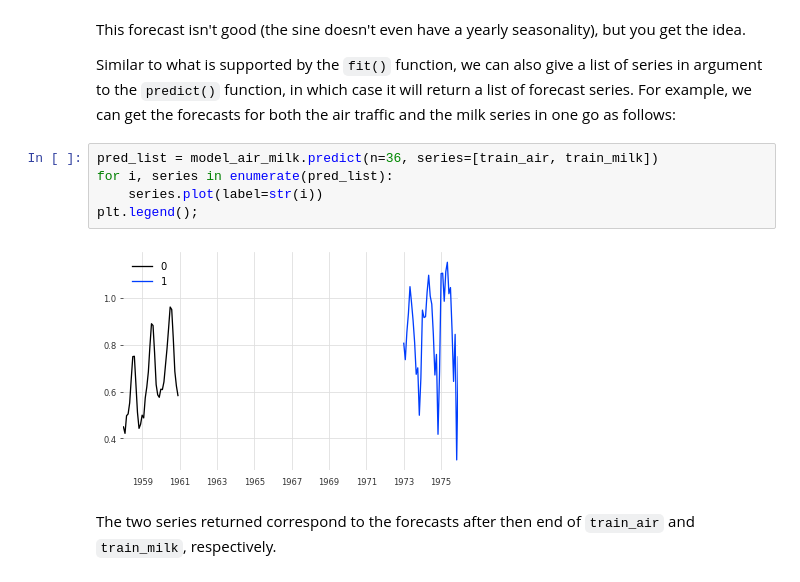
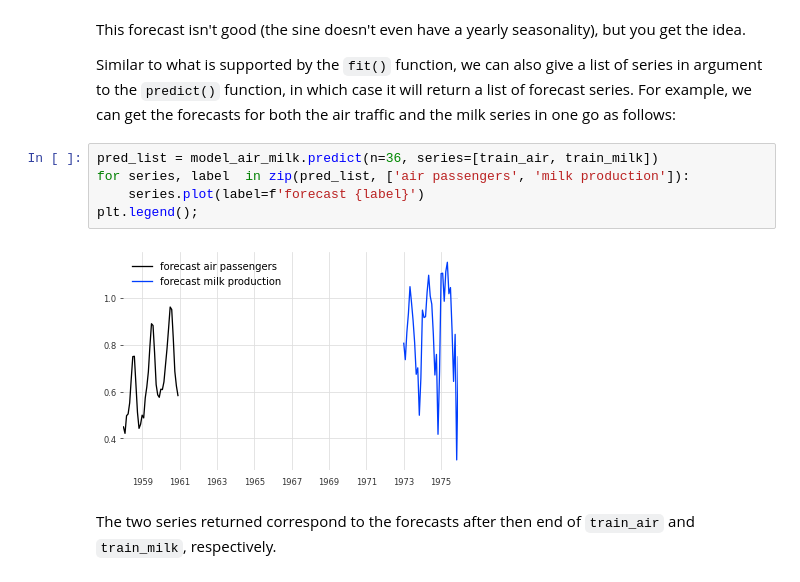
Before and after one commit to unit8co/darts, a Jupyter notebook: examples/multi-time-series-and-covariates.ipynb, the cells around one changed output. Drawn from its saved outputs; the diff is of its cells as text.

```diff
--- a/examples/multi-time-series-and-covariates.ipynb
+++ b/examples/multi-time-series-and-covariates.ipynb
@@ -183,11 +183,11 @@ This forecast isn't good (the sine doesn't even have a yearly seasonality), but
 Similar to what is supported by the `fit()` function, we can also give a list of series in argument to the `predict()` function, in which case it will return a list of forecast series. For example, we can get the forecasts for both the air traffic and the milk series in one go as follows:
 # %%
 pred_list = model_air_milk.predict(n=36, series=[train_air, train_milk])
-for i, series in enumerate(pred_list):
-    series.plot(label=str(i))
+for series, label  in zip(pred_list, ['air passengers', 'milk production']):
+    series.plot(label=f'forecast {label}')
 plt.legend();
 # %% [output]
-[figure, old version]
+[figure, new version]
 # %% [markdown]
 The two series returned correspond to the forecasts after then end of `train_air` and `train_milk`, respectively.
 # %% [markdown]
```
Also changed, not shown: parts of 4 cells of this notebook.
